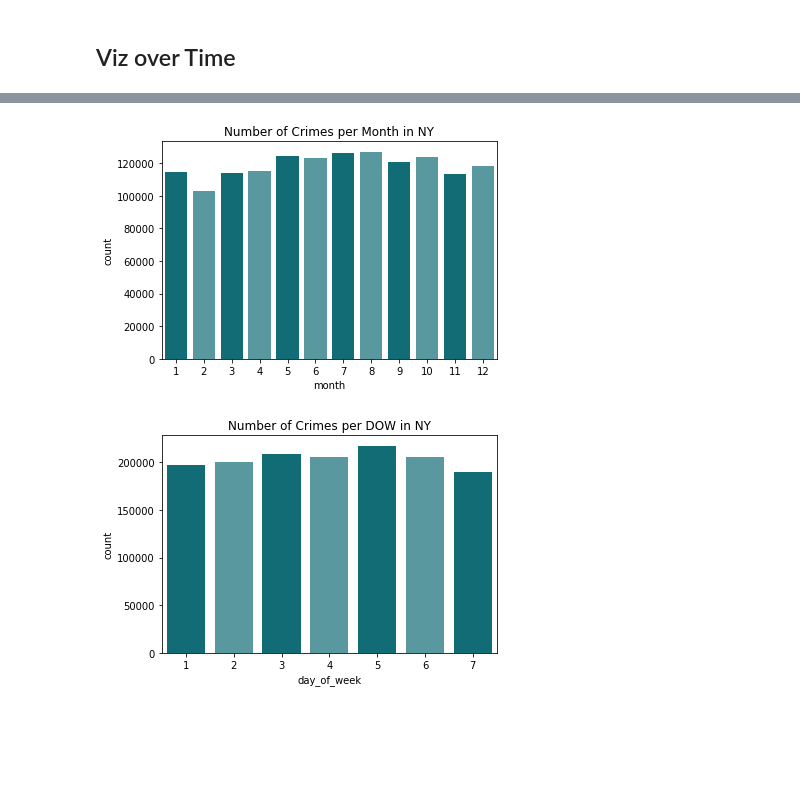
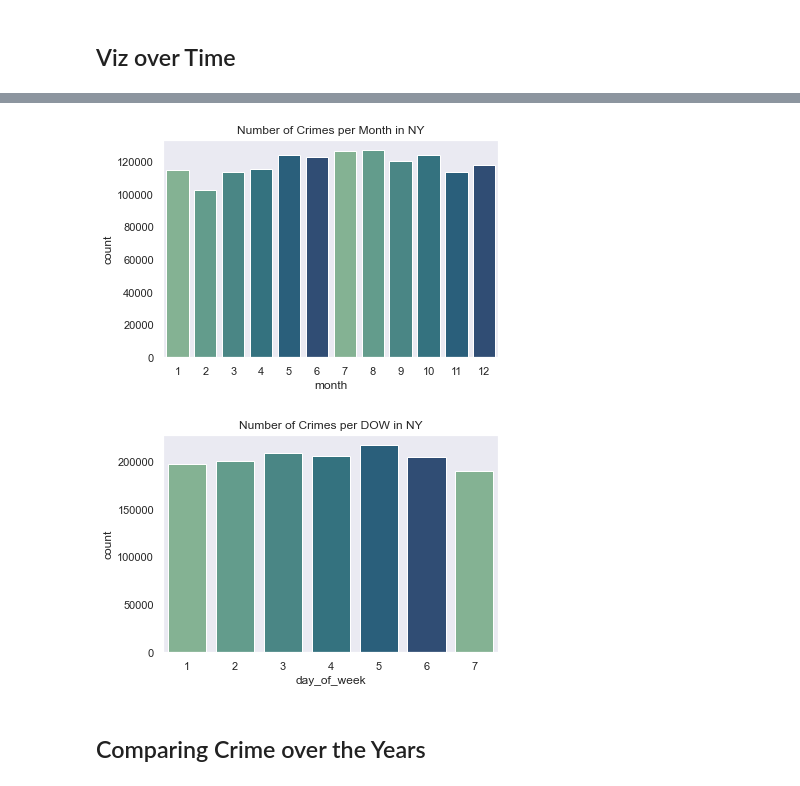
Before and after one commit to candiesforlife/minority_report, a Jupyter notebook: notebooks/Alice_Data_Viz.ipynb, the cells around one changed output, grey strips where cells are left out. Cells and saved outputs as stored; diff of their text form; code cells hidden in the pictures; blank space fills up the shorter version.

```diff
--- a/notebooks/Alice_Data_Viz.ipynb
+++ b/notebooks/Alice_Data_Viz.ipynb
@@ -76,12 +72,14 @@ AttributeError: 'numpy.int64' object has no attribute 'strftime'
 # %%
 # Number of Crimes per Month
-sns.countplot(x = 'month', data = df, palette = sns.color_palette(["#007a87", "#4da2ab"]))
+sns.countplot(x = 'month', data = df, palette = sns.color_palette('crest'))
 plt.title('Number of Crimes per Month in NY');
 # %% [output]
-[figure, old version]
+[figure, new version]
 # %%
 # Number of Crimes per Month
-sns.countplot(x = 'day_of_week', data = df, palette = sns.color_palette(["#007a87", "#4da2ab"]))
+sns.countplot(x = 'day_of_week', data = df, palette = sns.color_palette('crest'))
 plt.title('Number of Crimes per DOW in NY');
 # %% [output]
-[figure, old version]
+[figure, new version]
+# %% [markdown]
+## Comparing Crime over the Years
```
Also changed, not shown: parts of 12 cells of this notebook.
